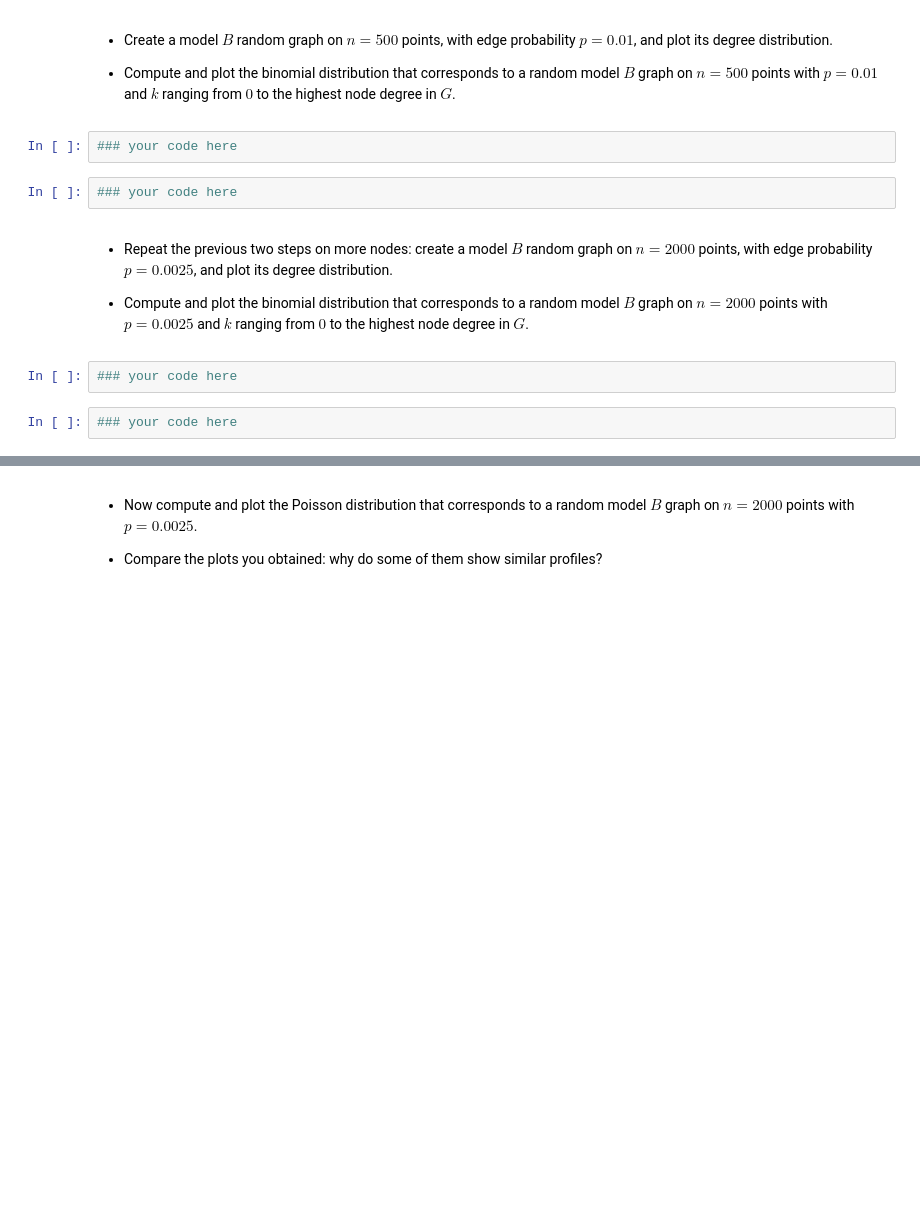
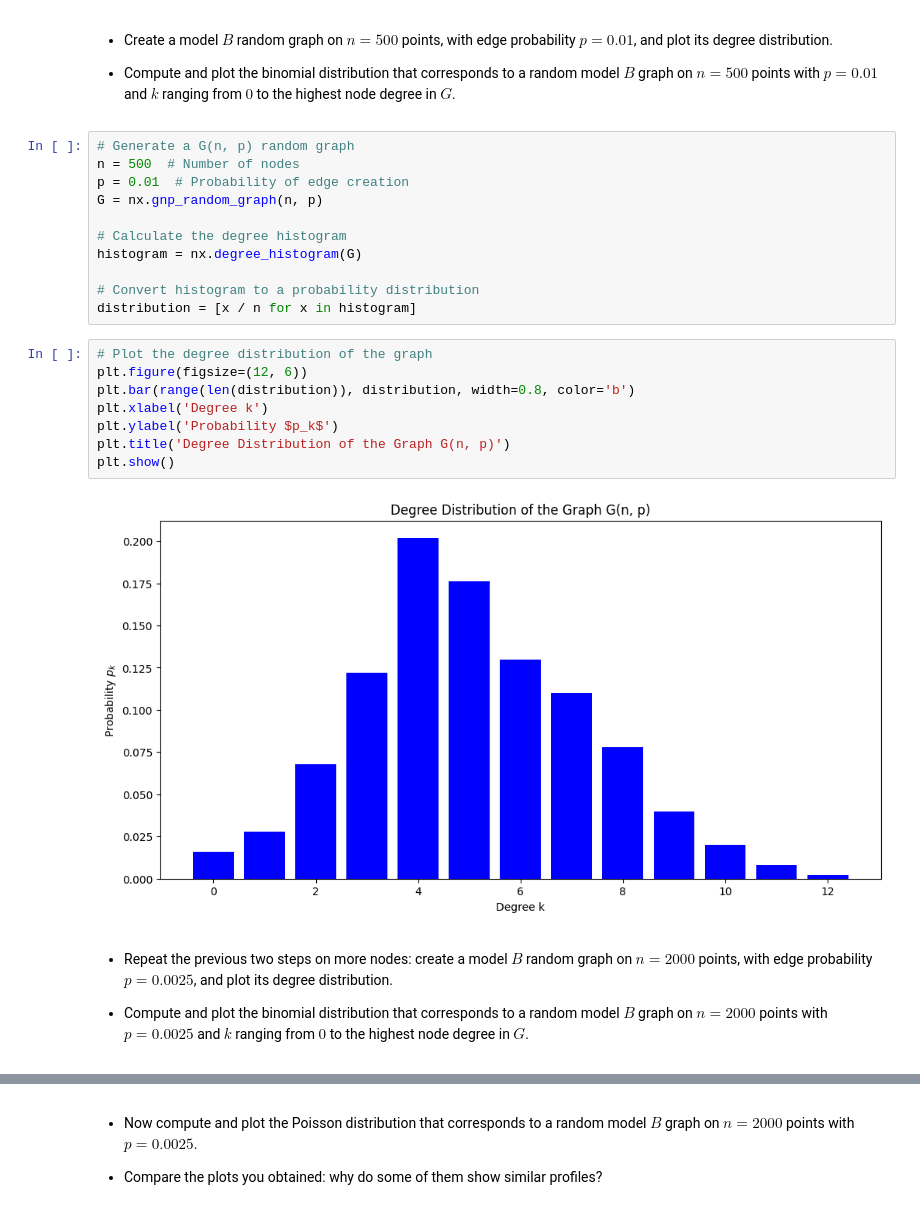
Before and after one commit to aoife-mulligan/2324-CS4423-Networks, a Jupyter notebook: Assignment_3.ipynb, the cells around one changed output, grey strips where cells are left out. Saved outputs shown, nothing was run; the diff lists cells and outputs as text; blank space fills up the shorter version.

```diff
--- a/Assignment_3.ipynb
+++ b/Assignment_3.ipynb
@@ -198,10 +346,27 @@ with edge probability $p = 0.01$, and plot its degree distribution.
 * Compute and plot the binomial distribution that corresponds to a random model $B$ graph
 on $n = 500$ points with $p = 0.01$ and $k$ ranging from $0$
 to the highest node degree in $G$.
-# %%
-### your code here
-# %%
-### your code here
+# %%
+# Generate a G(n, p) random graph
+n = 500  # Number of nodes
+p = 0.01  # Probability of edge creation
+G = nx.gnp_random_graph(n, p)
+
+# Calculate the degree histogram
+histogram = nx.degree_histogram(G)
+
+# Convert histogram to a probability distribution
+distribution = [x / n for x in histogram]
+# %%
+# Plot the degree distribution of the graph
+plt.figure(figsize=(12, 6))
+plt.bar(range(len(distribution)), distribution, width=0.8, color='b')
+plt.xlabel('Degree k')
+plt.ylabel('Probability $p_k$')
+plt.title('Degree Distribution of the Graph G(n, p)')
+plt.show()
+# %% [output]
+[figure, added]
 # %% [markdown]
 * Repeat the previous two steps on more nodes: create a model $B$ random graph on $n = 2000$ points,
 with edge probability $p = 0.0025$, and plot its degree distribution.
@@ -210,7 +375,3 @@ with edge probability $p = 0.0025$, and plot its degree distribution.
 * Compute and plot the binomial distribution that corresponds to a random model $B$ graph
 on $n = 2000$ points with $p = 0.0025$ and $k$ ranging from $0$
 to the highest node degree in $G$.
-# %%
-### your code here
-# %%
-### your code here
```
Also changed, not shown: parts of 30 cells of this notebook, 4 other files.
